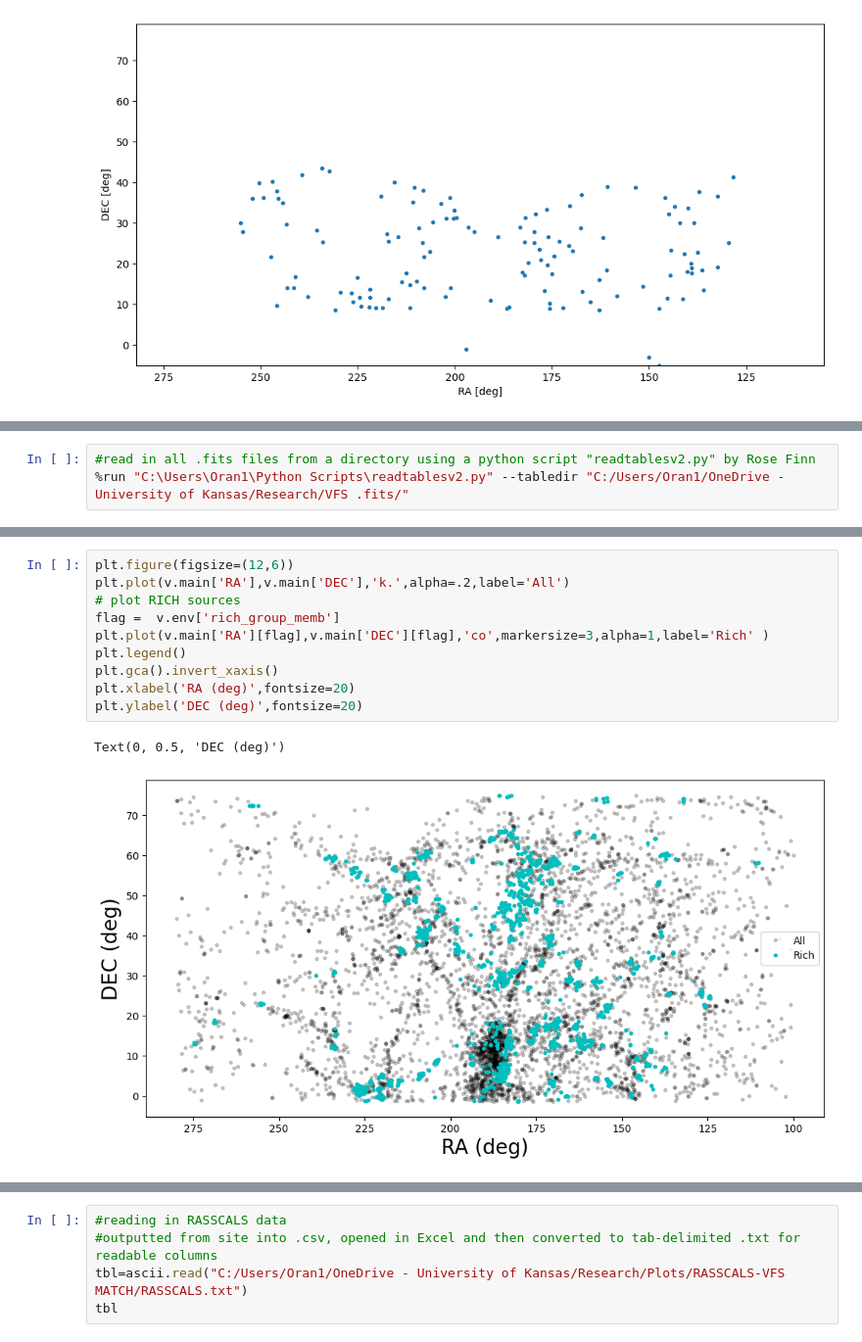
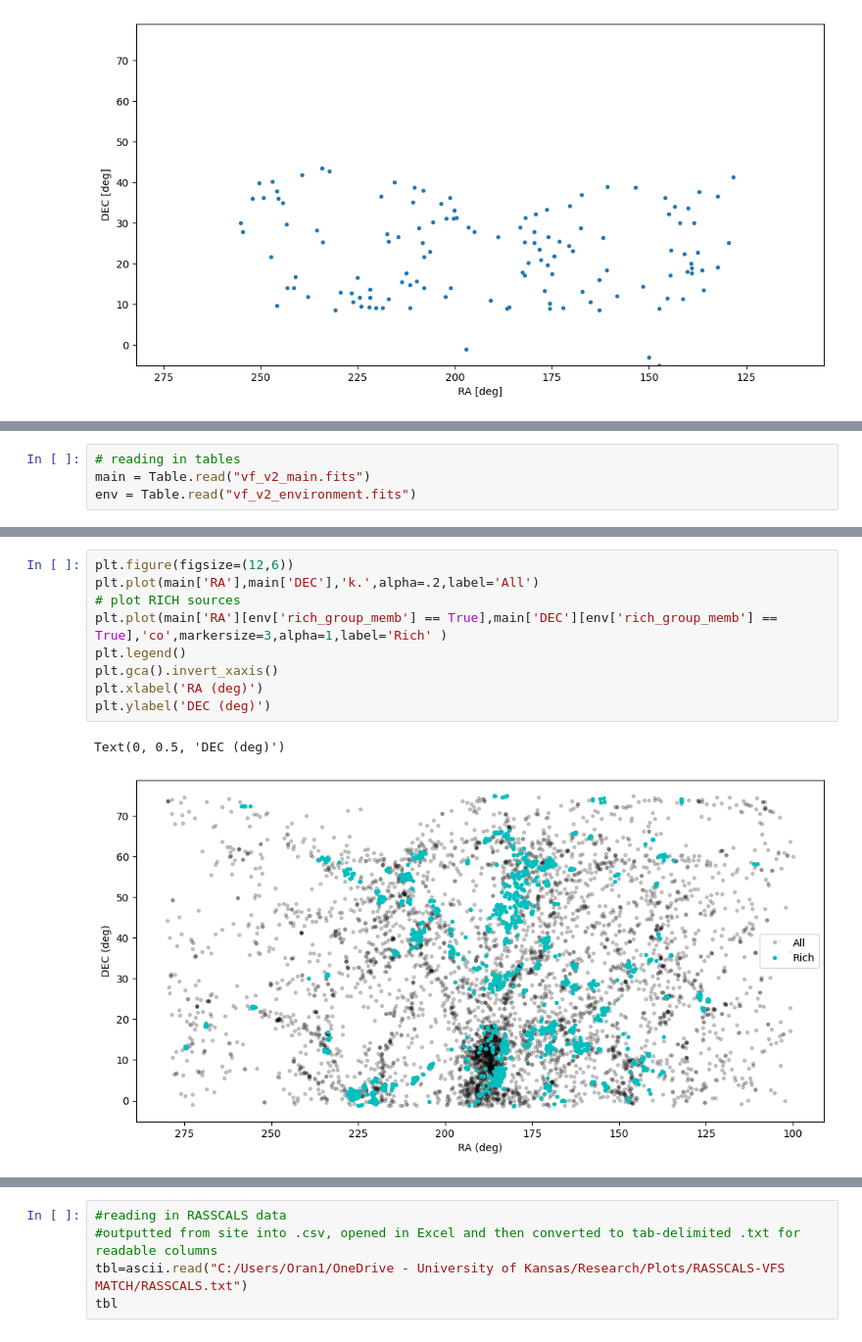
Before and after one commit to eow2004/intropythonprogram, a Jupyter notebook: RASSVFS Match.ipynb, the cells around one changed output, grey strips where cells are left out. Shown at 98% size. Drawn from its saved outputs; the diff is of its cells as text.

```diff
--- a/RASSVFS Match.ipynb
+++ b/RASSVFS Match.ipynb
@@ -117,3 +165,4 @@ os.listdir(tabledir)
 # %%
-#read in all .fits files from a directory using a python script "readtablesv2.py" by Rose Finn
-%run "C:\Users\Oran1\Python Scripts\readtablesv2.py" --tabledir "C:/Users/Oran1/OneDrive - University of Kansas/Research/VFS .fits/"
+# reading in tables
+main = Table.read("vf_v2_main.fits")
+env = Table.read("vf_v2_environment.fits")
@@ -189,14 +234,13 @@ Learning to use flags to sort through VFS data (tutorial)
 # %%
 plt.figure(figsize=(12,6))
-plt.plot(v.main['RA'],v.main['DEC'],'k.',alpha=.2,label='All')
+plt.plot(main['RA'],main['DEC'],'k.',alpha=.2,label='All')
 # plot RICH sources
-flag =  v.env['rich_group_memb']
-plt.plot(v.main['RA'][flag],v.main['DEC'][flag],'co',markersize=3,alpha=1,label='Rich' )
+plt.plot(main['RA'][env['rich_group_memb'] == True],main['DEC'][env['rich_group_memb'] == True],'co',markersize=3,alpha=1,label='Rich' )
 plt.legend()
 plt.gca().invert_xaxis()
-plt.xlabel('RA (deg)',fontsize=20)
-plt.ylabel('DEC (deg)',fontsize=20)
+plt.xlabel('RA (deg)')
+plt.ylabel('DEC (deg)')
 # %% [output]
 Text(0, 0.5, 'DEC (deg)')
-[figure, old version]
+[figure, new version]
 # %% [markdown]
```
Also changed, not shown: parts of 82 cells of this notebook.
